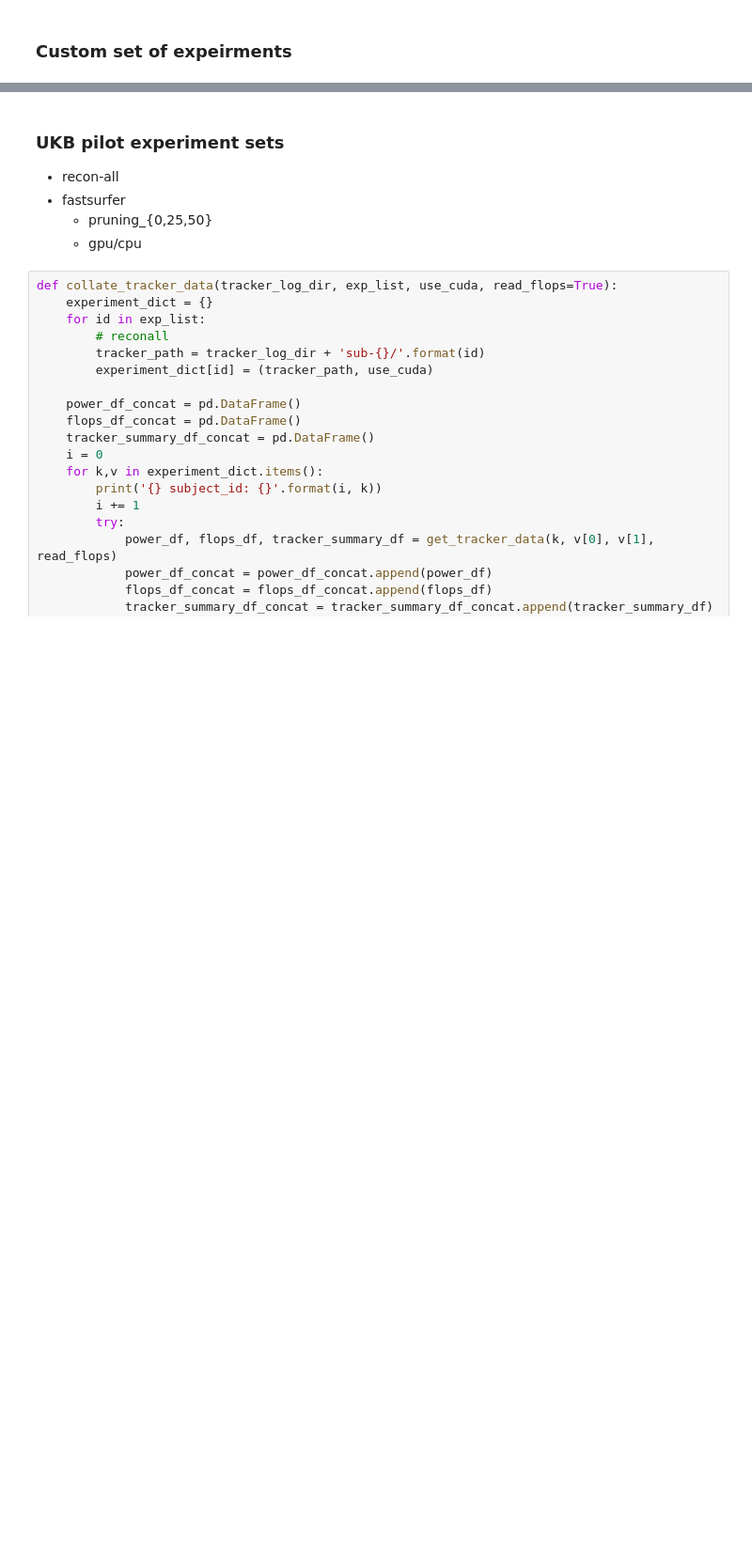
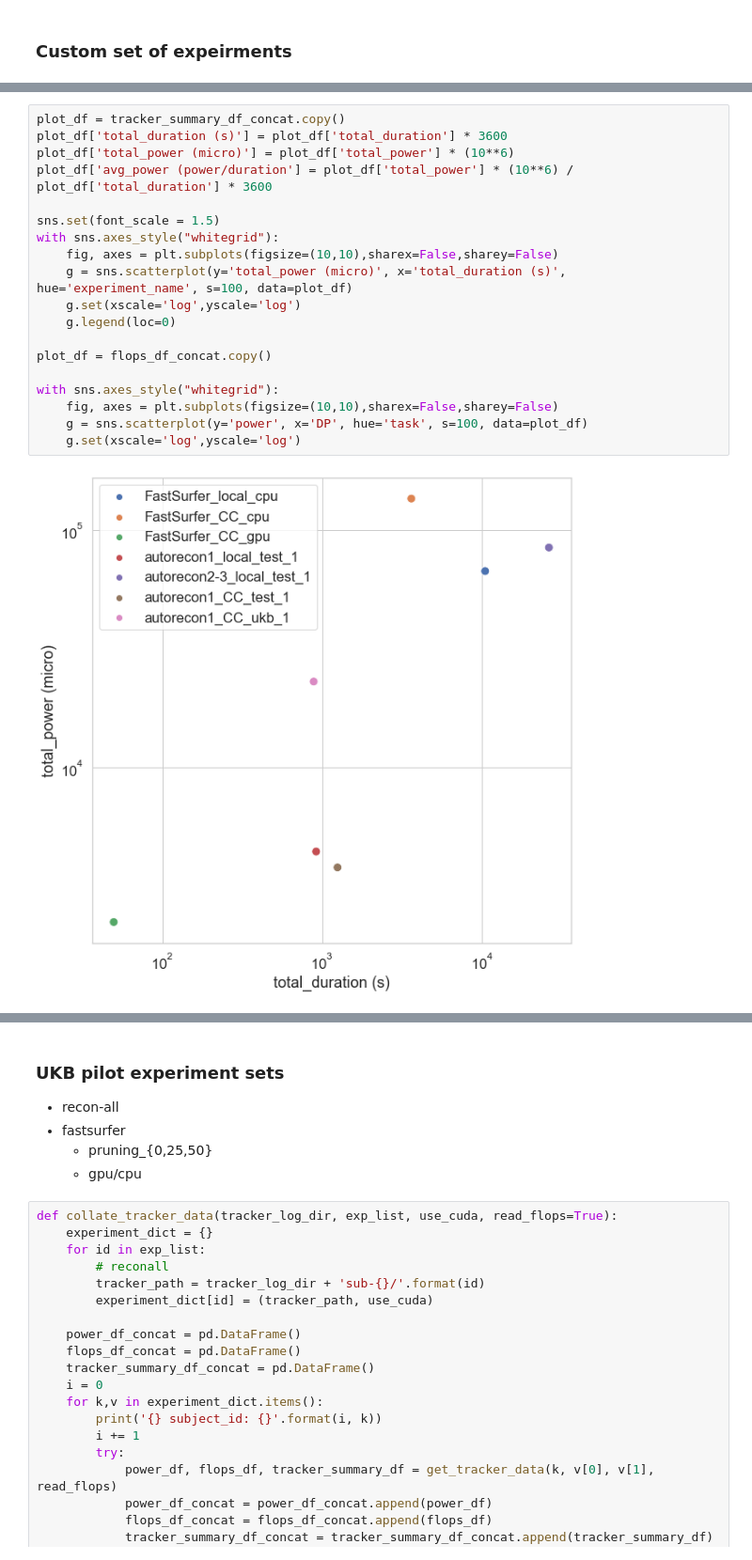
Before and after one commit to neurodatascience/watts_up_compute, a Jupyter notebook: notebooks/10_impact_tracker_dashboard.ipynb, the cells around one changed output, grey strips where cells are left out. Shown at 94% size. Drawn from its saved outputs; the diff is of its cells as text; blank space fills up the shorter version.

```diff
--- a/notebooks/10_impact_tracker_dashboard.ipynb
+++ b/notebooks/10_impact_tracker_dashboard.ipynb
@@ -102,0 +207,21 @@ for k,v in experiment_dict.items():
+# %%
+plot_df = tracker_summary_df_concat.copy()
+plot_df['total_duration (s)'] = plot_df['total_duration'] * 3600
+plot_df['total_power (micro)'] = plot_df['total_power'] * (10**6)
+plot_df['avg_power (power/duration'] = plot_df['total_power'] * (10**6) / plot_df['total_duration'] * 3600
+
+sns.set(font_scale = 1.5)
+with sns.axes_style("whitegrid"):
+    fig, axes = plt.subplots(figsize=(10,10),sharex=False,sharey=False)
+    g = sns.scatterplot(y='total_power (micro)', x='total_duration (s)', hue='experiment_name', s=100, data=plot_df)
+    g.set(xscale='log',yscale='log')
+    g.legend(loc=0)
+
+plot_df = flops_df_concat.copy()
+
+with sns.axes_style("whitegrid"):
+    fig, axes = plt.subplots(figsize=(10,10),sharex=False,sharey=False)
+    g = sns.scatterplot(y='power', x='DP', hue='task', s=100, data=plot_df)
+    g.set(xscale='log',yscale='log')
+# %% [output]
+[figure, added]
```
Also changed, not shown: parts of 19 cells of this notebook.
